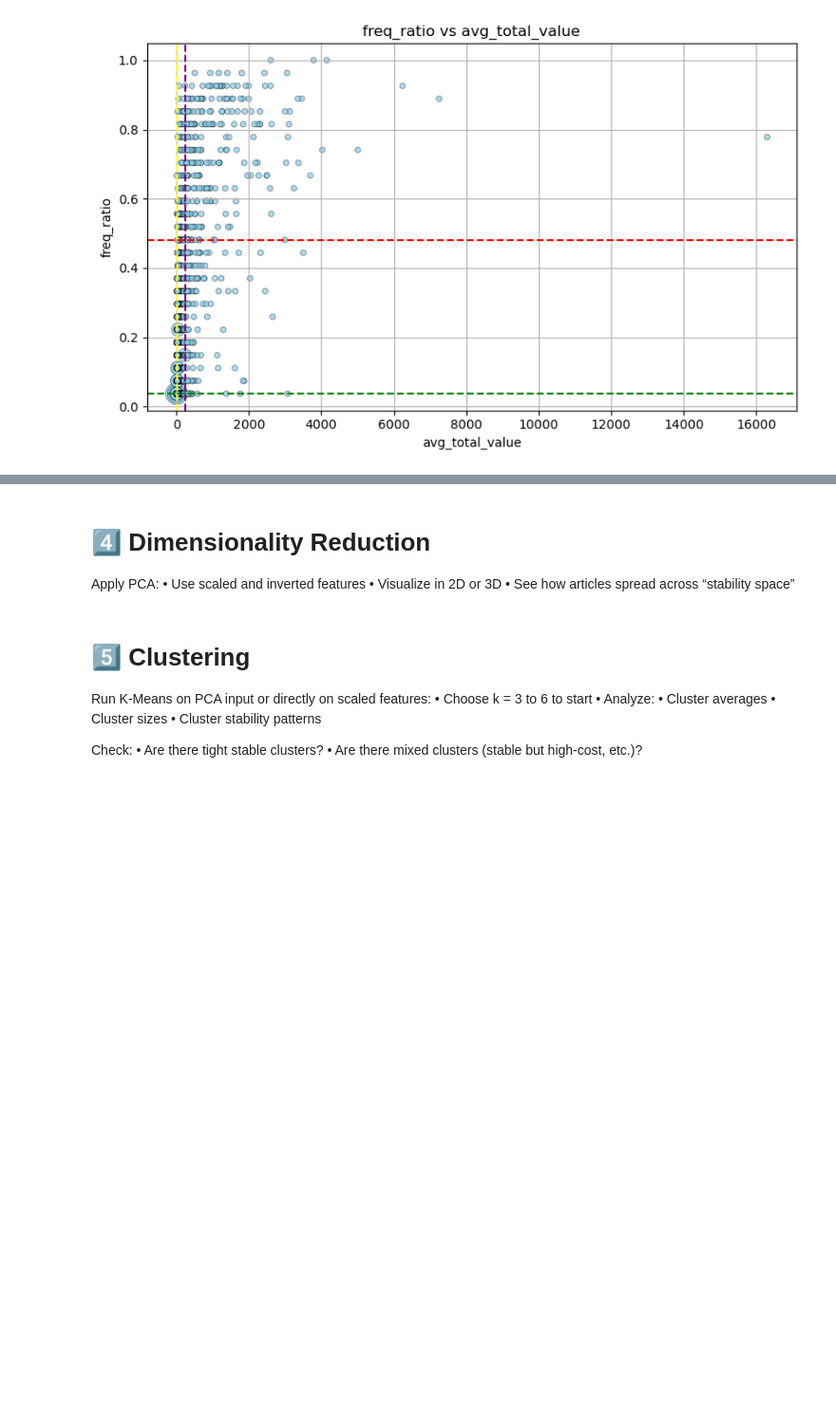
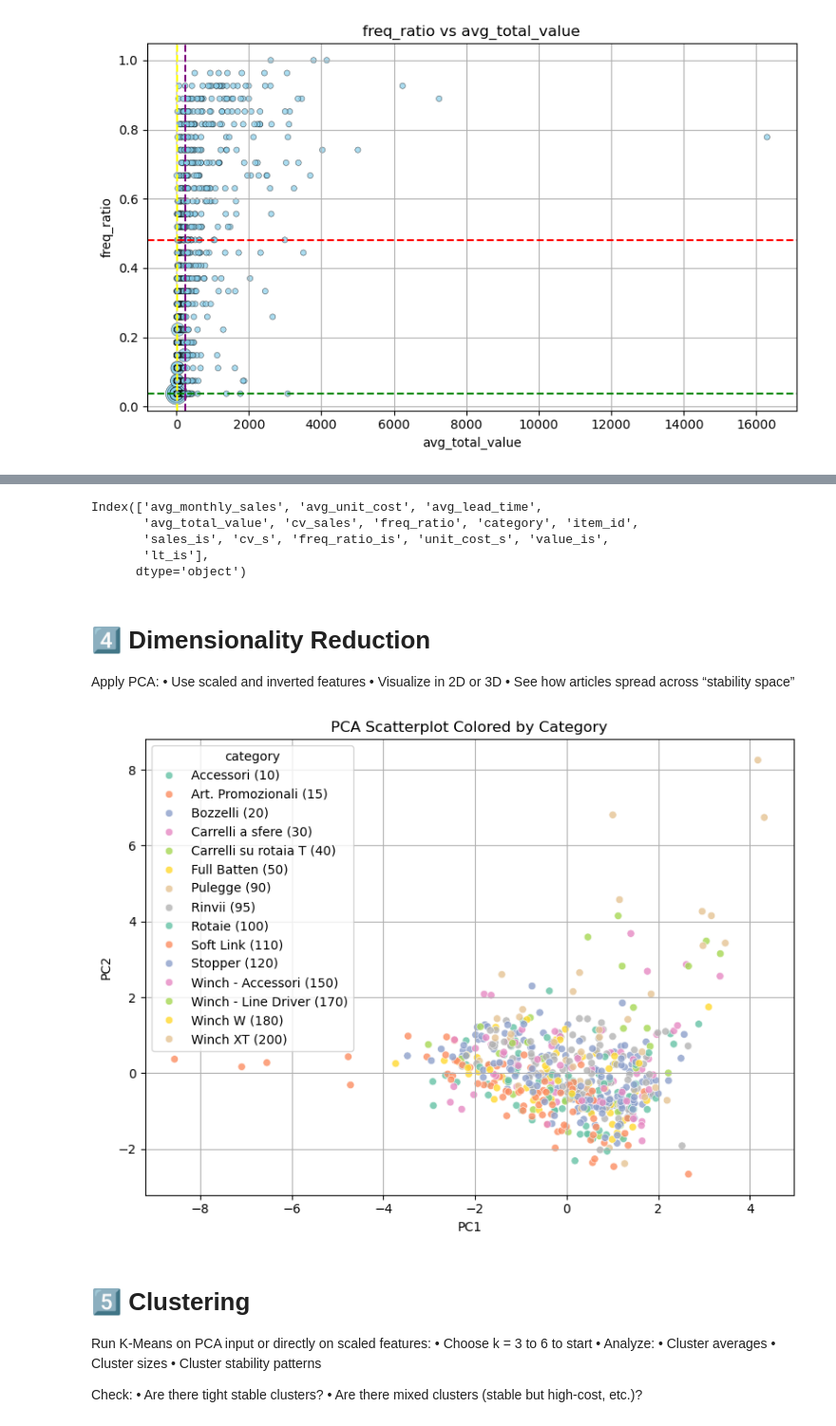
Before and after one commit to werderame/Real-Life-Manufacturing-Inventory-Analysis, a Jupyter notebook: clustering_so_articles/clustering_sales_articles_v02.ipynb, the cells around one changed output, grey strips where cells are left out. Shown at 95% size. Cells and saved outputs as stored; diff of their text form; code cells hidden in the pictures; blank space fills up the shorter version.

Commit message:
clustered candidate items

```diff
--- a/clustering_so_articles/clustering_sales_articles_v02.ipynb
+++ b/clustering_so_articles/clustering_sales_articles_v02.ipynb
@@ -318,21 +276,21 @@ outliers_cv = stats[stats['cv_sales'] > 5]  # or another threshold
 dead_items = stats[stats['freq_ratio'] < 0.1]  # sold in <10% of months
 
 # items with poor stability and low frequency
-noisy_items = stats[(stats['cv_sales'] > 2) & (stats['freq_ratio'] < 0.3)]
+noisy_items = stats[(stats['cv_sales'] > 2) & (stats['freq_ratio'] < 0.4)]
 
 outliers_summary = []
 
 for idx, row in outliers_cost.iterrows():
-    outliers_summary.append({'type': 'high_cost', 'item_id': row['item_id']})
+    outliers_summary.append({'outlier_type': 'high_cost', 'item_id': row['item_id']})
 
 for idx, row in outliers_cv.iterrows():
-    outliers_summary.append({'type': 'unstable_sales', 'item_id': row['item_id']})
+    outliers_summary.append({'outlier_type': 'unstable_sales', 'item_id': row['item_id']})
 
 for idx, row in dead_items.iterrows():
-    outliers_summary.append({'type': 'dead_items', 'item_id': row['item_id']})
+    outliers_summary.append({'outlier_type': 'dead_items', 'item_id': row['item_id']})
 
 for idx, row in noisy_items.iterrows():
-    outliers_summary.append({'type': 'noisy_items', 'item_id': row['item_id']})
+    outliers_summary.append({'outlier_type': 'noisy_items', 'item_id': row['item_id']})
 
 outliers_summary = pd.DataFrame(outliers_summary)
 
@@ -340,6 +298,9 @@ outliers_summary = pd.DataFrame(outliers_summary)
 noutliers = len(outliers_summary['item_id'].unique())
 nids = len(stats['item_id'].unique())
 print(f'There are {noutliers} outliers and {nids - noutliers} remaining values')
-goutliers = outliers_summary.groupby('type').size()
+goutliers = outliers_summary.groupby('outlier_type').size()
 display(goutliers)
+
+outlier_check = pd.merge(stats, outliers_summary.drop_duplicates('item_id', keep='first'), how='left').fillna('ok')
+outlier_check.to_csv('../data/outlier_check.csv')
 # %% [output]
@@ -352,0 +332,5 @@ dtype: int64
+# %%
+stats2 = outlier_check[outlier_check.outlier_type == 'ok']
+stats2 = stats2[raw_features + ['category', 'item_id']]
+
+stats2
@@ -353,3 +351,34 @@ dtype: int64
+# %%
+# lower = better
+
+scaler = StandardScaler()
+stats2['sales_is'] = scaler.fit_transform(-stats2[['avg_monthly_sales']]) # more sales = better
+
+scaler = StandardScaler()
+stats2['cv_s'] = scaler.fit_transform(stats2[['cv_sales']]) # less coefficient of variation = better
+
+scaler = StandardScaler()
+stats2['freq_ratio_is'] = scaler.fit_transform(-stats2[['freq_ratio']]) # higher frequency = better
+
+scaler = StandardScaler()
+stats2['unit_cost_s'] = scaler.fit_transform(stats2[['avg_unit_cost']]) # lower unit cost = better
+
+scaler = StandardScaler()
+stats2['value_is'] = scaler.fit_transform(-stats2[['avg_total_value']]) # higher sales value = better
+
+scaler = StandardScaler()
+stats2['lt_is'] = scaler.fit_transform(-stats2[['avg_lead_time']]) # lower LT = better
+
+raw_features = ['avg_monthly_sales', 'avg_unit_cost', 'avg_lead_time', 'avg_total_value', 'cv_sales', 'freq_ratio']
+scaled_features = ['sales_is','unit_cost_s','lt_is','cv_s','freq_ratio_is']
+
+stats2.columns
+# %% [output]
+Index(['avg_monthly_sales', 'avg_unit_cost', 'avg_lead_time',
+       'avg_total_value', 'cv_sales', 'freq_ratio', 'category', 'item_id',
+       'sales_is', 'cv_s', 'freq_ratio_is', 'unit_cost_s', 'value_is',
+       'lt_is'],
+      dtype='object')
 # %% [markdown]
 # 4️⃣ Dimensionality Reduction
 
@@ -357,6 +386,32 @@ Apply PCA:
 	•	Use scaled and inverted features
 	•	Visualize in 2D or 3D
 	•	See how articles spread across “stability space”
+# %%
+# 1. Fit PCA
+pca = PCA(n_components=2)
+X_pca = pca.fit_transform(stats2[scaled_features])
+
+# 2. Build a DataFrame with PCA results
+pca_df = pd.DataFrame(X_pca, columns=['PC1', 'PC2'])
+pca_df['category'] = stats2['category'].values   # 👈 or any other column you want for hue
+
+# 3. Plot with hue
+plt.figure(figsize=(8,6))
+sns.scatterplot(
+    data=pca_df,
+    x='PC1',
+    y='PC2',
+    hue='category',      # 👈 add the hue here
+    palette='Set2',
+    alpha=0.8
+)
+
+plt.title('PCA Scatterplot Colored by Category')
+plt.grid(True)
+plt.tight_layout()
+plt.show()
+# %% [output]
+[figure, added]
 # %% [markdown]
 # 5️⃣ Clustering
 
```
Also changed, not shown: parts of 12 cells of this notebook.
